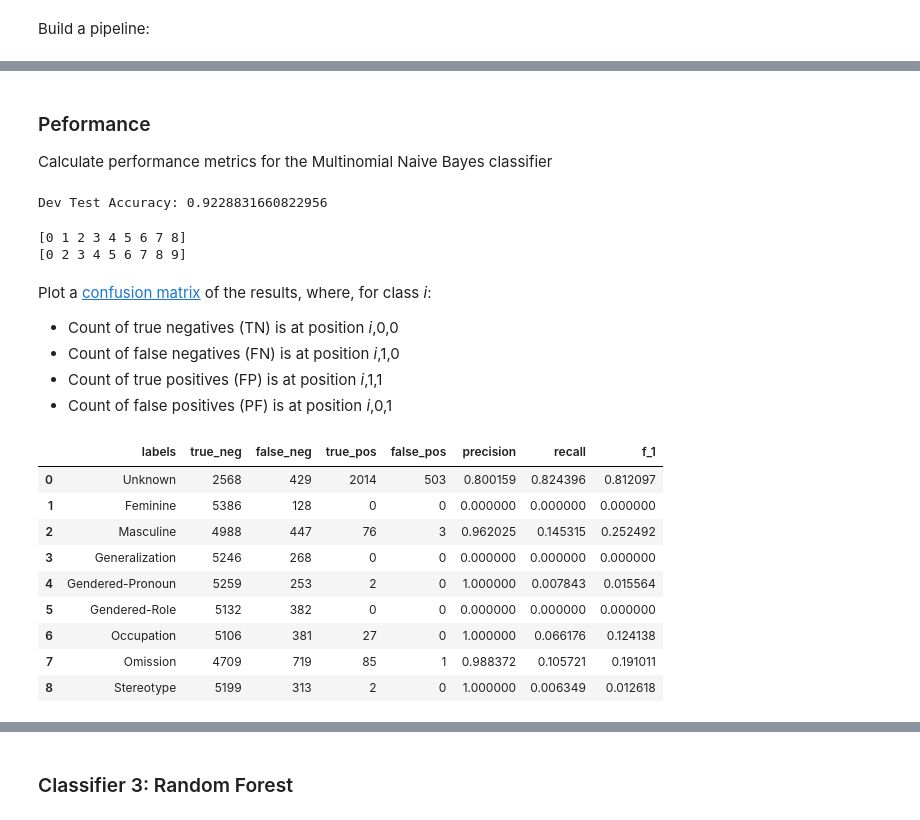
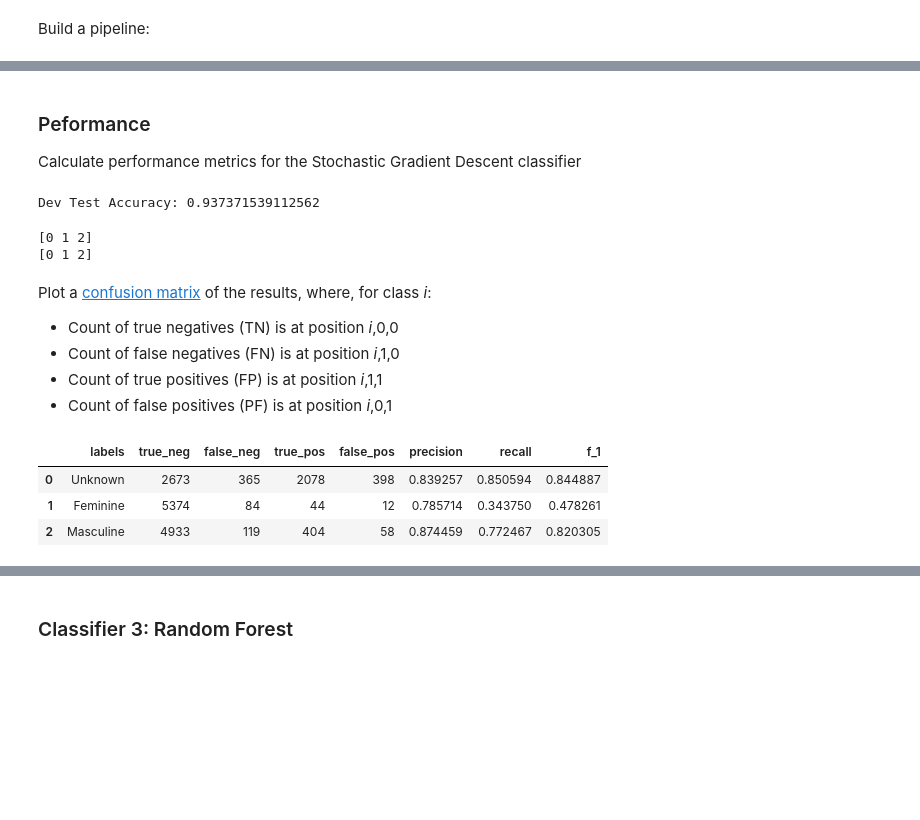
Before and after one commit to thegoose20/gender-bias, a Jupyter notebook: document_classification/BaselineDocumentClassifiers.ipynb, the cells around one changed output, grey strips where cells are left out. Drawn from its saved outputs; the diff is of its cells as text; code cells hidden in the pictures; blank space fills up the shorter version.

````diff
--- a/document_classification/BaselineDocumentClassifiers.ipynb
+++ b/document_classification/BaselineDocumentClassifiers.ipynb
@@ -105,9 +100,10 @@ labels = {
          }
 ```
 # %%
+labels = {"Unknown": 0, "Feminine": 1, "Masculine": 2}
 # Convert the strings of labels to tuples of numbers
-y_train_numeric = utils.getNumericLabels(y_train)
-y_devtest_numeric = utils.getNumericLabels(y_devtest)
+y_train_numeric = utils.getNumericLabels(y_train, labels)
+y_devtest_numeric = utils.getNumericLabels(y_devtest, labels)
 assert len(y_train_numeric) == len(y_train)
 assert len(y_devtest_numeric) == len(y_devtest)
 # %%
@@ -160,7 +200,7 @@ Build a pipeline:
 clf_pipeline = Pipeline([
     ("vect", CountVectorizer()),
     ("tfidf", TfidfTransformer()),
-    ("clf", OneVsRestClassifier(MultinomialNB()))
+    ("clf", OneVsRestClassifier(SGDClassifier(loss="hinge")))  # Support Vector Machines loss function
     ])
 # %%
 clf_pipeline.fit(X_train, y_train_binarized)
@@ -190,19 +227,19 @@ predicted_dev = clf_pipeline.predict(X_devtest)
 # %% [markdown]
 ### Peformance
 
-Calculate performance metrics for the Multinomial Naive Bayes classifier
+Calculate performance metrics for the Stochastic Gradient Descent classifier
 # %%
 print("Dev Test Accuracy:", np.mean(predicted_dev == y_devtest_binarized))
 # %% [output]
-Dev Test Accuracy: 0.9228831660822956
+Dev Test Accuracy: 0.937371539112562
 # %%
 classes = clf_pipeline.classes_
 print(classes)
 original_classes = mlb.classes_
 print(original_classes)
 # %% [output]
-[0 1 2 3 4 5 6 7 8]
-[0 2 3 4 5 6 7 8 9]
+[0 1 2]
+[0 1 2]
 # %% [markdown]
 Plot a [confusion matrix](https://scikit-learn.org/stable/modules/model_evaluation.html#multilabel-confusion-matrix) of the results, where, for class *i*:
 * Count of true negatives (TN) is at position *i*,0,0
@@ -211,16 +248,10 @@ Plot a [confusion matrix](https://scikit-learn.org/stable/modules/model_evaluati
 * Count of false positives (PF) is at position *i*,0,1
 # %%
 dev_matrix = multilabel_confusion_matrix(y_devtest_binarized, predicted_dev, labels=classes)
-df_dev = utils.getPerformanceMetrics(y_devtest_binarized, predicted_dev, dev_matrix, classes, original_classes)
+df_dev = utils.getPerformanceMetrics(y_devtest_binarized, predicted_dev, dev_matrix, classes, original_classes, labels)
 df_dev
 # %% [output]
 |  | labels | true_neg | false_neg | true_pos | false_pos | precision | recall | f_1 |
-| 0 | Unknown | 2568 | 429 | 2014 | 503 | 0.800159 | 0.824396 | 0.812097 |
-| 1 | Feminine | 5386 | 128 | 0 | 0 | 0.000000 | 0.000000 | 0.000000 |
-| 2 | Masculine | 4988 | 447 | 76 | 3 | 0.962025 | 0.145315 | 0.252492 |
-| 3 | Generalization | 5246 | 268 | 0 | 0 | 0.000000 | 0.000000 | 0.000000 |
-| 4 | Gendered-Pronoun | 5259 | 253 | 2 | 0 | 1.000000 | 0.007843 | 0.015564 |
-| 5 | Gendered-Role | 5132 | 382 | 0 | 0 | 0.000000 | 0.000000 | 0.000000 |
-| 6 | Occupation | 5106 | 381 | 27 | 0 | 1.000000 | 0.066176 | 0.124138 |
-| 7 | Omission | 4709 | 719 | 85 | 1 | 0.988372 | 0.105721 | 0.191011 |
-| 8 | Stereotype | 5199 | 313 | 2 | 0 | 1.000000 | 0.006349 | 0.012618 |
+| 0 | Unknown | 2673 | 365 | 2078 | 398 | 0.839257 | 0.850594 | 0.844887 |
+| 1 | Feminine | 5374 | 84 | 44 | 12 | 0.785714 | 0.343750 | 0.478261 |
+| 2 | Masculine | 4933 | 119 | 404 | 58 | 0.874459 | 0.772467 | 0.820305 |
````
Also changed, not shown: parts of 71 cells of this notebook, 20 other files.
